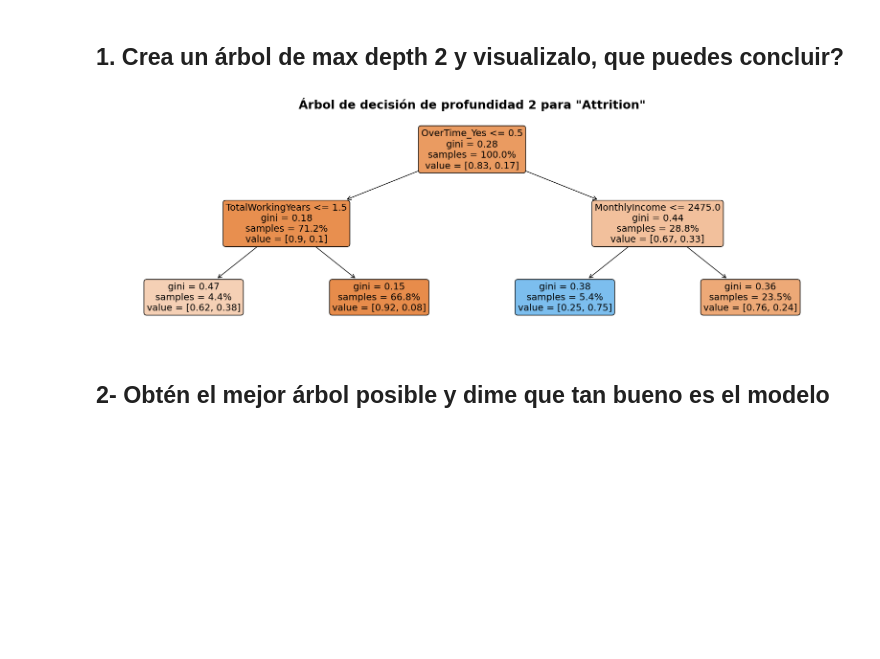
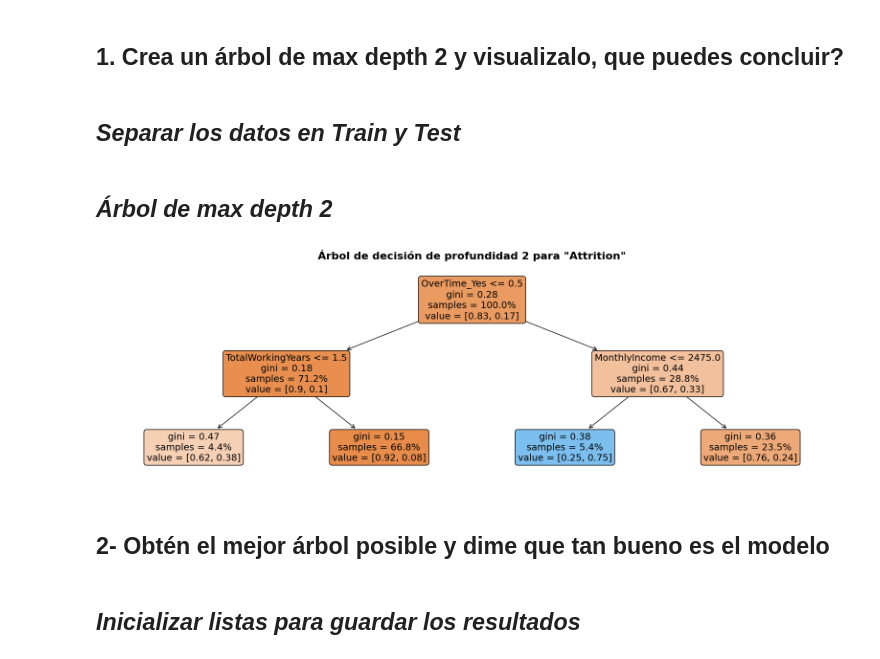
Before and after one commit to luisejdm/Aprendizaje_Estadistico, a Jupyter notebook: Examenes/Examen3_practico.ipynb, the cells around one changed output. Saved outputs shown, nothing was run; the diff lists cells and outputs as text; code cells hidden in the pictures; blank space fills up the shorter version.

```diff
--- a/Examenes/Examen3_practico.ipynb
+++ b/Examenes/Examen3_practico.ipynb
@@ -177,3 +276,5 @@ numeric_features = [col for col in data.columns if data[col].dtype in ['float64'
 categorical_features = [col for col in data.columns if data[col].dtype not in ['float64'] or data[col].dtype not in ['int64']]
 # %% [markdown]
 ## **1. Crea un árbol de max depth 2 y visualizalo, que puedes concluir?**
+# %% [markdown]
+## *Separar los datos en Train y Test*
@@ -180,15 +286,15 @@ categorical_features = [col for col in data.columns if data[col].dtype not in ['
+# %% [markdown]
+## *Árbol de max depth 2*
 # %%
-X = data_encoded.drop(columns=[target_encoded])
-y = data_encoded[target_encoded]
-
-X_train, X_test, y_train, y_test = train_test_split(X, y, test_size=0.2, random_state=42)
-tree = DecisionTreeClassifier(max_depth=2).fit(X_train, y_train)
+tree_graph = DecisionTreeClassifier(max_depth=2).fit(X_train, y_train)
 
 plt.figure(figsize=(20, 6), facecolor='white')
-plot_tree(tree, feature_names=X.columns, filled=True, rounded=True, proportion=True, fontsize=14, precision=2)
-plt.title('Árbol de decisión de profundidad 2 para "Attrition"', fontsize=18, fontweight='bold')
+plot_tree(tree_graph, feature_names=X.columns, filled=True, rounded=True, proportion=True, fontsize=14, precision=2)
+plt.title('Árbol de decisión de profundidad 2 para "Attrition"', fontsize=16, fontweight='bold')
 plt.show()
 # %% [output]
-[figure, old version]
+[figure, new version]
 # %% [markdown]
 ## **2- Obtén el mejor árbol posible y dime que tan bueno es el modelo**
+# %% [markdown]
+## *Inicializar listas para guardar los resultados*
```
Also changed, not shown: parts of 14 cells of this notebook.
